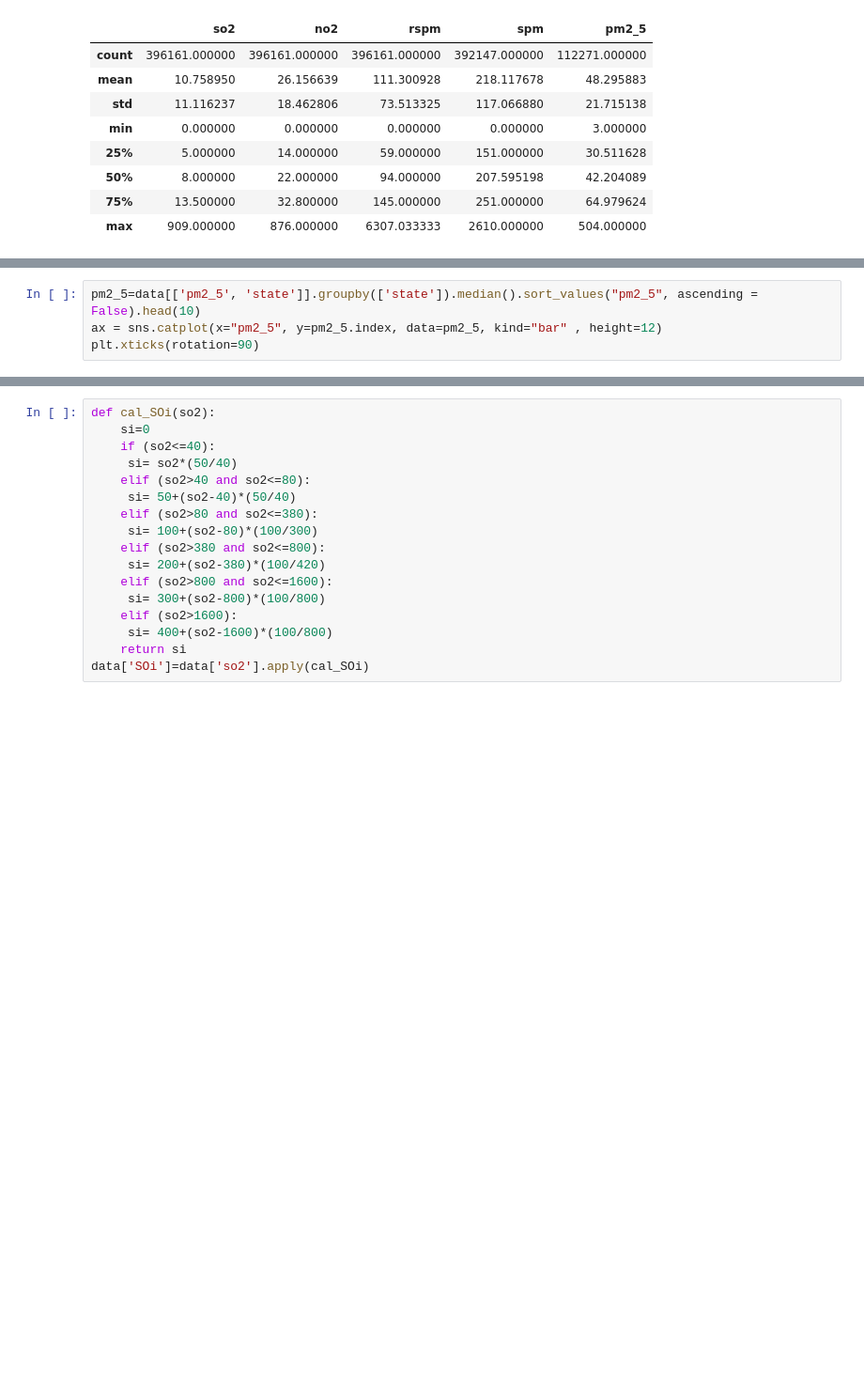
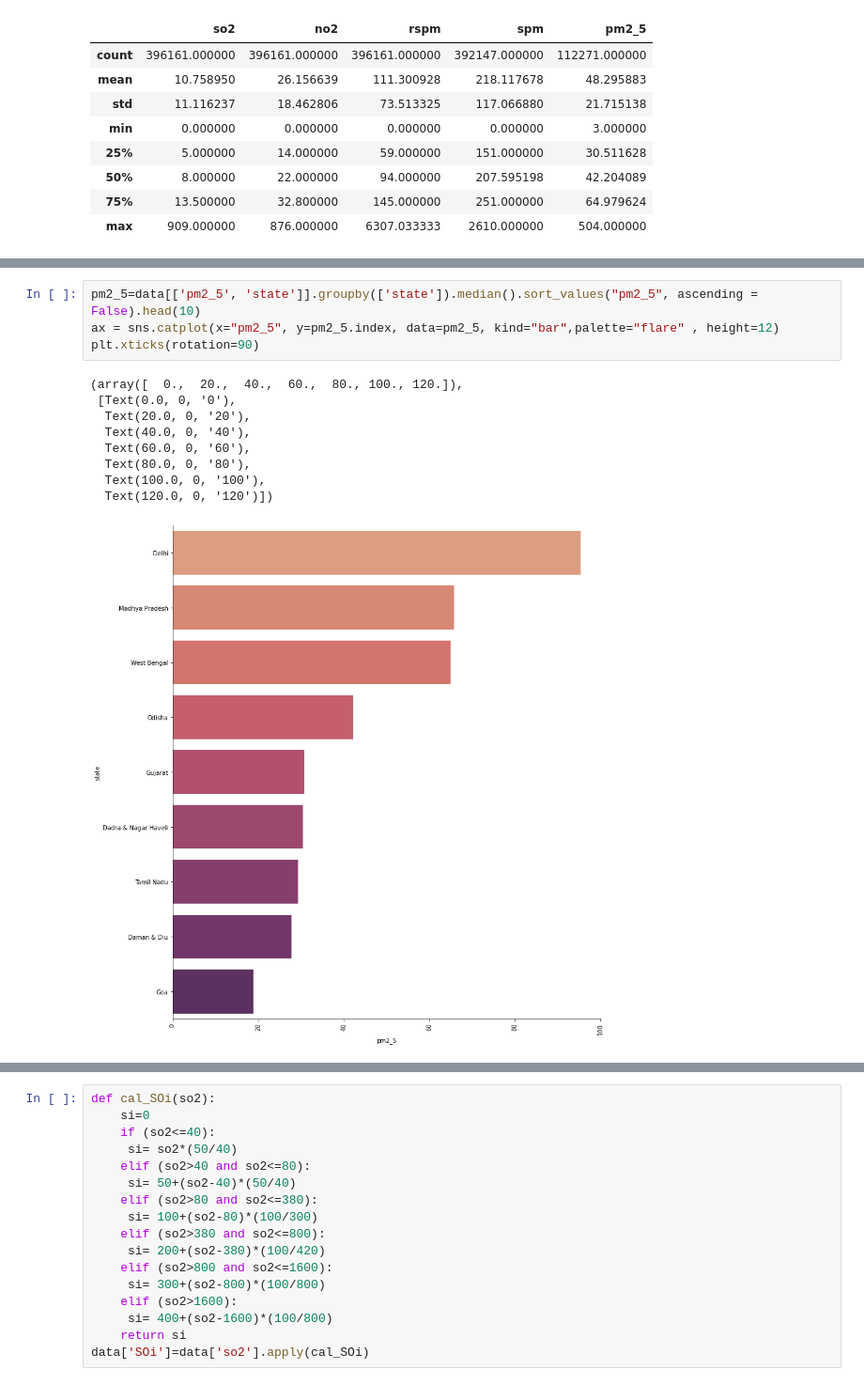
Before and after one commit to hd1801/AQI-Data-Analysis-Project, a Jupyter notebook: AQI.ipynb, the cells around one changed output, grey strips where cells are left out. Shown at 94% size. Cells and saved outputs as stored; diff of their text form; blank space fills up the shorter version.

```diff
--- a/AQI.ipynb
+++ b/AQI.ipynb
@@ -298,5 +351,15 @@ data.describe()
 # %%
 pm2_5=data[['pm2_5', 'state']].groupby(['state']).median().sort_values("pm2_5", ascending = False).head(10)
-ax = sns.catplot(x="pm2_5", y=pm2_5.index, data=pm2_5, kind="bar" , height=12)
+ax = sns.catplot(x="pm2_5", y=pm2_5.index, data=pm2_5, kind="bar",palette="flare" , height=12)
 plt.xticks(rotation=90)
+# %% [output]
+(array([  0.,  20.,  40.,  60.,  80., 100., 120.]),
+ [Text(0.0, 0, '0'),
+  Text(20.0, 0, '20'),
+  Text(40.0, 0, '40'),
+  Text(60.0, 0, '60'),
+  Text(80.0, 0, '80'),
+  Text(100.0, 0, '100'),
+  Text(120.0, 0, '120')])
+[figure, added]
 # %%
```
Also changed, not shown: parts of 29 cells of this notebook.
